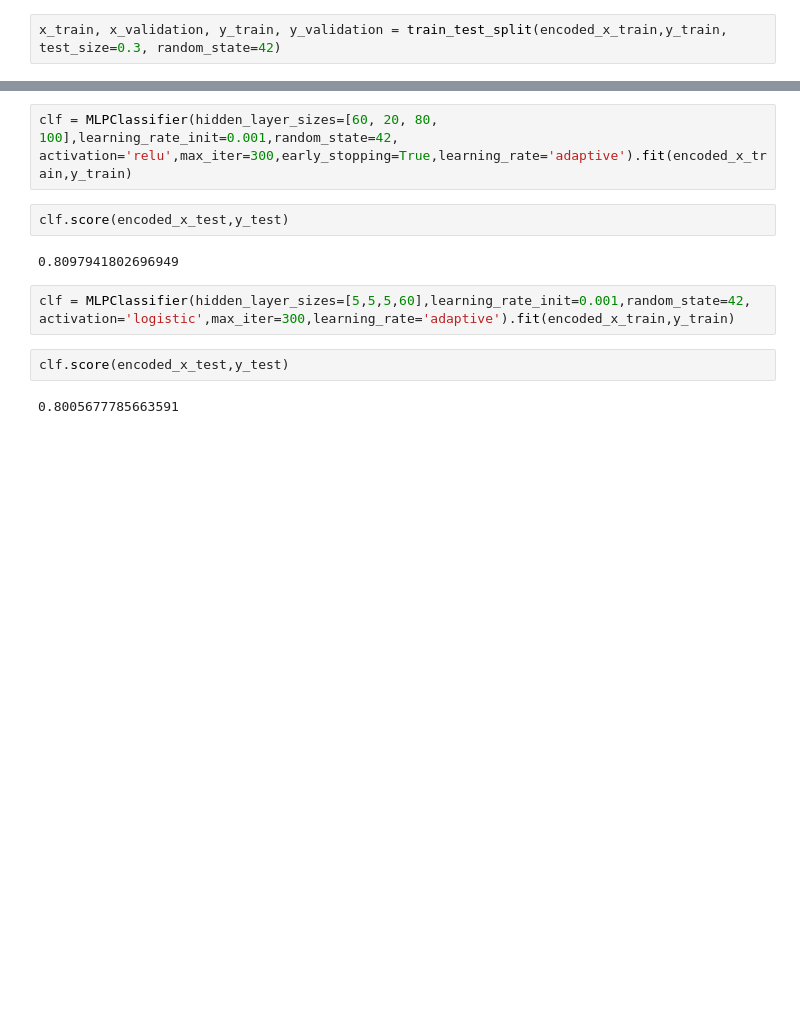
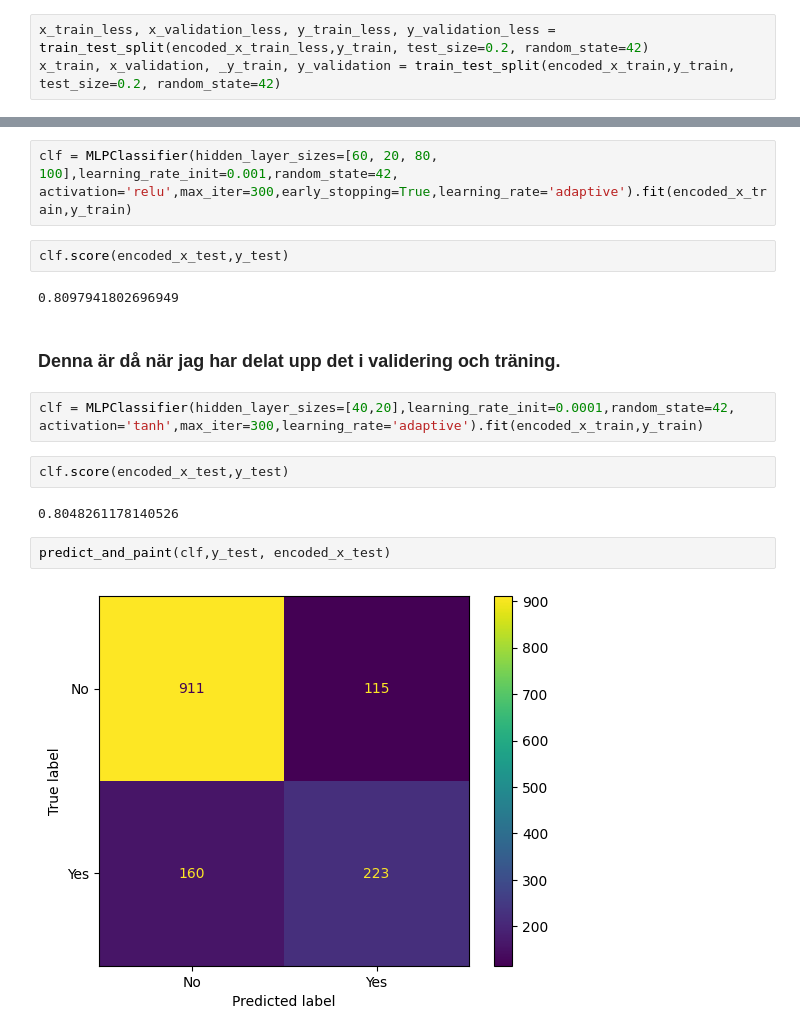
Before and after one commit to niclas-svanstrom/MachineLearning-SchoolProjects, a Jupyter notebook: niclas_svanström_nn.ipynb, the cells around one changed output, grey strips where cells are left out. Saved outputs shown, nothing was run; the diff lists cells and outputs as text; blank space fills up the shorter version.

```diff
--- a/niclas_svanström_nn.ipynb
+++ b/niclas_svanström_nn.ipynb
@@ -466,4 +462,5 @@ predict_and_paint(clf,y_test, encoded_x_test_less)
 # %% [markdown]
 ### Först delar vi upp original träningsdatan i validering och träningsdataset, eftersom att vi vill få fram opartiska bästa parametrar för modellen.
 # %%
-x_train, x_validation, y_train, y_validation = train_test_split(encoded_x_train,y_train, test_size=0.3, random_state=42)
+x_train_less, x_validation_less, y_train_less, y_validation_less = train_test_split(encoded_x_train_less,y_train, test_size=0.2, random_state=42)
+x_train, x_validation, _y_train, y_validation = train_test_split(encoded_x_train,y_train, test_size=0.2, random_state=42)
@@ -511,9 +555,15 @@ clf = MLPClassifier(hidden_layer_sizes=[60, 20, 80, 100],learning_rate_init=0.00
 clf.score(encoded_x_test,y_test)
 # %% [output]
 0.8097941802696949
+# %% [markdown]
+### Denna är då när jag har delat upp det i validering och träning.
 # %%
-clf = MLPClassifier(hidden_layer_sizes=[5,5,5,60],learning_rate_init=0.001,random_state=42, activation='logistic',max_iter=300,learning_rate='adaptive').fit(encoded_x_train,y_train)
+clf = MLPClassifier(hidden_layer_sizes=[40,20],learning_rate_init=0.0001,random_state=42, activation='tanh',max_iter=300,learning_rate='adaptive').fit(encoded_x_train,y_train)
 # %%
 clf.score(encoded_x_test,y_test)
 # %% [output]
-0.8005677785663591
+0.8048261178140526
+# %%
+predict_and_paint(clf,y_test, encoded_x_test)
+# %% [output]
+[figure, added]
```
Also changed, not shown: parts of 23 cells of this notebook.
